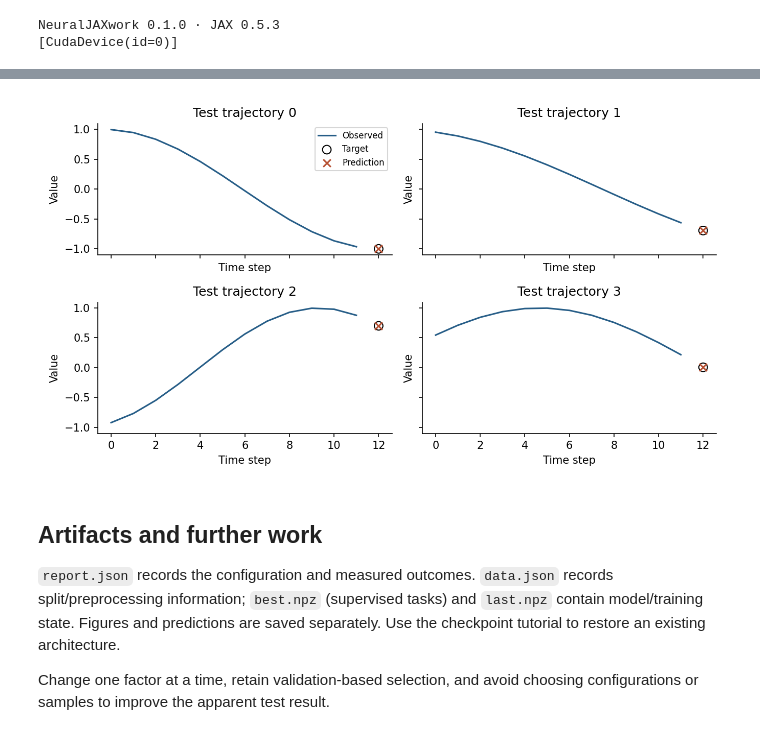
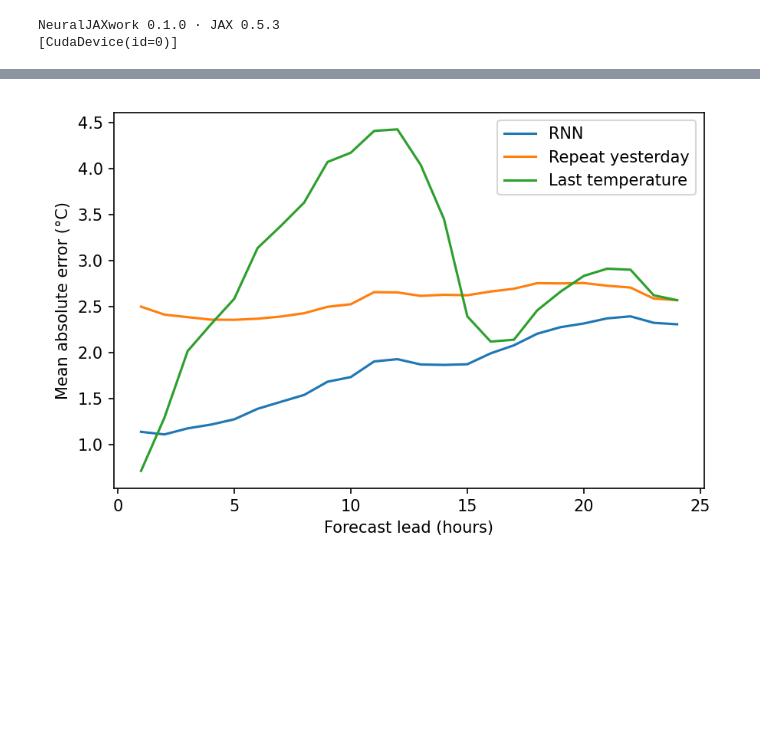
Before and after one commit to rgs2151/NeuralJAXwork, a Jupyter notebook: notebooks/rnn_forecasting.ipynb, the cells around one changed output, grey strips where cells are left out. Saved outputs shown, nothing was run; the diff lists cells and outputs as text; code cells hidden in the pictures; blank space fills up the shorter version.

Commit message:
Update architecture tutorials

```diff
--- a/notebooks/rnn_forecasting.ipynb
+++ b/notebooks/rnn_forecasting.ipynb
@@ -8,14 +6,15 @@ The outputs below are saved from local GPU training. Documentation builds render
 from pathlib import Path
 import sys, json, inspect
 ROOT = Path.cwd() if (Path.cwd() / 'examples').exists() else Path.cwd().parent
-sys.path.insert(0,str(ROOT))
+sys.path.insert(0, str(ROOT))
 import jax
 import numpy as np
 import pandas as pd
 import neuraljaxwork as nj
-from neuraljaxwork import models, training
+from neuraljaxwork import checkpoint
+from examples.forecasting import ForecastModel, train_step, infer, decode
 from IPython.display import display, Image, Code
-RUN = ROOT / 'runs' / 'gallery/rnn'
+RUN = ROOT / 'runs/forecast-gallery-v2/rnn'
 print(f"NeuralJAXwork {nj.__version__} · JAX {jax.__version__}")
 print(jax.devices())
 # %% [output]
@@ -120,10 +143,4 @@ display(Image(filename=str(RUN / 'forecast.png')))
 # %%
-display(Image(filename=str(RUN / 'trajectories.png')))
+display(Image(filename=str(RUN / 'horizon_errors.png')))
 # %% [output]
-[figure, old version]
+[figure, new version]
-# %% [markdown]
-## Artifacts and further work
-
-`report.json` records the configuration and measured outcomes. `data.json` records split/preprocessing information; `best.npz` (supervised tasks) and `last.npz` contain model/training state. Figures and predictions are saved separately. Use the checkpoint tutorial to restore an existing architecture.
-
-Change one factor at a time, retain validation-based selection, and avoid choosing configurations or samples to improve the apparent test result.
```
Also changed, not shown: parts of 27 cells of this notebook, 25 other files.
